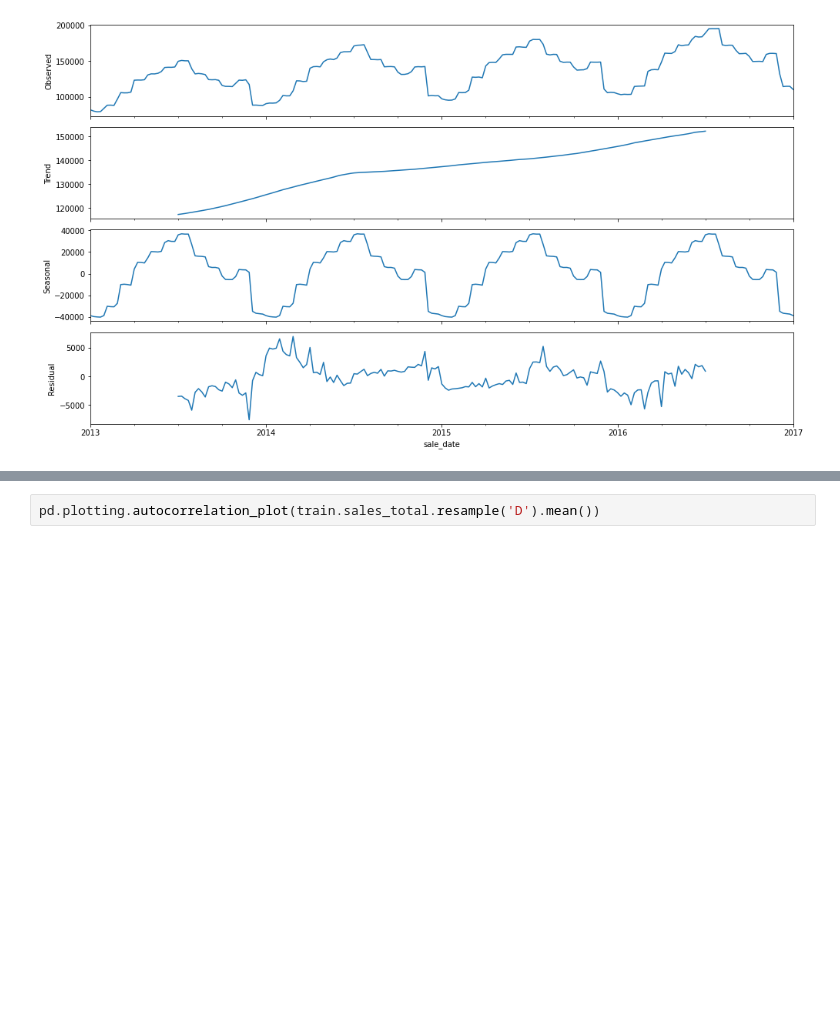
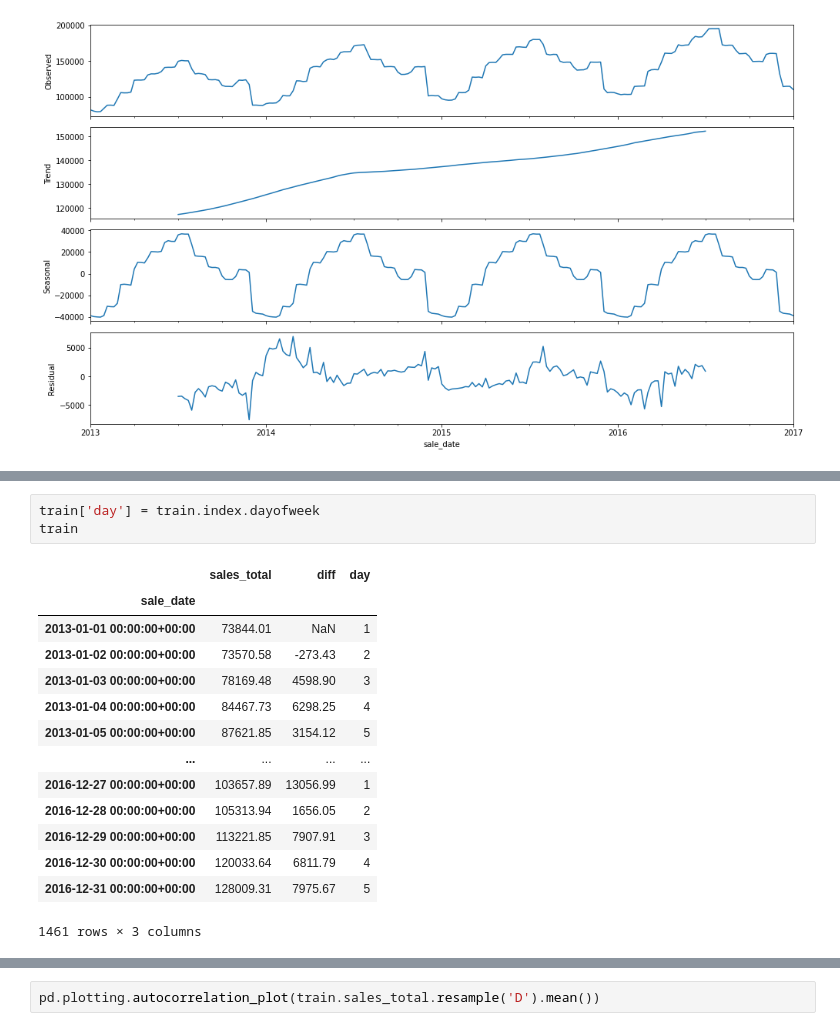
Before and after one commit to CameronGTaylor/ds-methodologies-exercises, a Jupyter notebook: time_series/explore.ipynb, the cells around one changed output, grey strips where cells are left out. Cells and saved outputs as stored; diff of their text form; blank space fills up the shorter version.

```diff
--- a/time_series/explore.ipynb
+++ b/time_series/explore.ipynb
@@ -79 +100,19 @@ None
+# %%
+train['day'] = train.index.dayofweek
+train
+# %% [output]
+|  | sales_total | diff | day |
+| sale_date |  |  |  |
+| 2013-01-01 00:00:00+00:00 | 73844.01 | NaN | 1 |
+| 2013-01-02 00:00:00+00:00 | 73570.58 | -273.43 | 2 |
+| 2013-01-03 00:00:00+00:00 | 78169.48 | 4598.90 | 3 |
+| 2013-01-04 00:00:00+00:00 | 84467.73 | 6298.25 | 4 |
+| 2013-01-05 00:00:00+00:00 | 87621.85 | 3154.12 | 5 |
+| ... | ... | ... | ... |
+| 2016-12-27 00:00:00+00:00 | 103657.89 | 13056.99 | 1 |
+| 2016-12-28 00:00:00+00:00 | 105313.94 | 1656.05 | 2 |
+| 2016-12-29 00:00:00+00:00 | 113221.85 | 7907.91 | 3 |
+| 2016-12-30 00:00:00+00:00 | 120033.64 | 6811.79 | 4 |
+| 2016-12-31 00:00:00+00:00 | 128009.31 | 7975.67 | 5 |
+1461 rows × 3 columns
 # %%
```
Also changed, not shown: parts of 13 cells of this notebook.
